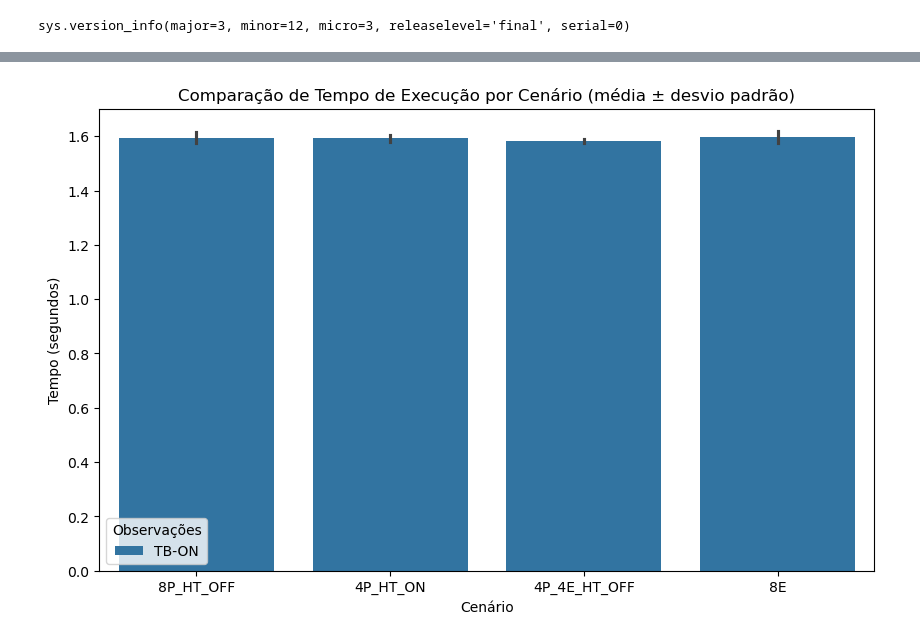
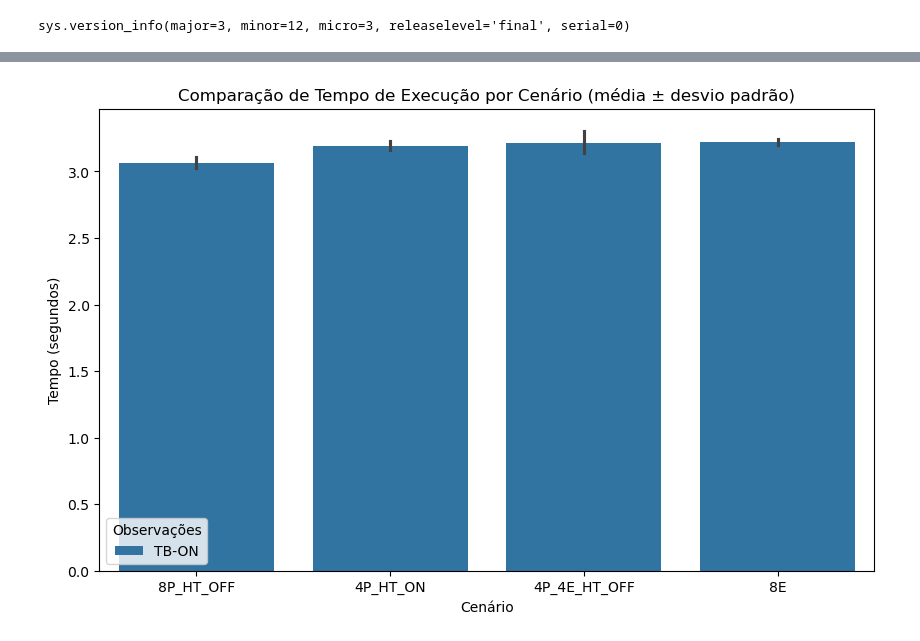
Before and after one commit to jlggross/TF-cmp223, a Jupyter notebook: 03-Final/03.1-Implementacao-Dask.ipynb, the cells around one changed output, grey strips where cells are left out. Saved outputs shown, nothing was run; the diff lists cells and outputs as text; code cells hidden in the pictures.

```diff
--- a/03-Final/03.1-Implementacao-Dask.ipynb
+++ b/03-Final/03.1-Implementacao-Dask.ipynb
@@ -267,35 +380,35 @@ import matplotlib.pyplot as plt
 import seaborn as sns
 
 # Supondo que seus arquivos estejam em CSV
-df1 = pd.read_csv('20251118_145800_matrix2000_numruns10_performance.csv') # Com Turbo Bost
+df1 = pd.read_csv('experimentos02-dask/20251121_173654_matrix6000_numruns10_performance.csv') # Com Turbo Bost
 #df2 = pd.read_csv('20251111_170848_matrix1000_numruns5_performance.csv')
 
 df1['Dataset'] = 'TB-ON'
 #df2['Dataset'] = '-'
 
 #df_combined = pd.concat([df1, df2], ignore_index=True)
 
 plt.figure(figsize=(10,6))
 #sns.barplot(x='Scenario', y='Time_sec', hue='Dataset', data=df_combined, ci='sd')
 sns.barplot(
     x='Scenario',
     y='Time_sec',
     hue='Dataset',
     data=df1,
     estimator='mean'       # calcula a média automaticamente
     #errorbar='sd'           # mostra desvio padrão
 )
 plt.title('Comparação de Tempo de Execução por Cenário (média ± desvio padrão)')
 plt.ylabel('Tempo (segundos)')
 plt.xlabel('Cenário')
 plt.legend(title='Observações')
 
 # Salvar como PDF
 #plt.savefig('grafico_time_sec.pdf', format='pdf', bbox_inches='tight')
 
 # Salvar como PNG
 plt.savefig('grafico_time_sec.png', format='png', dpi=300, bbox_inches='tight')
 
 plt.show()
 # %% [output]
-[figure, old version]
+[figure, new version]
```
Also changed, not shown: parts of 4 cells of this notebook, 20 other files.
